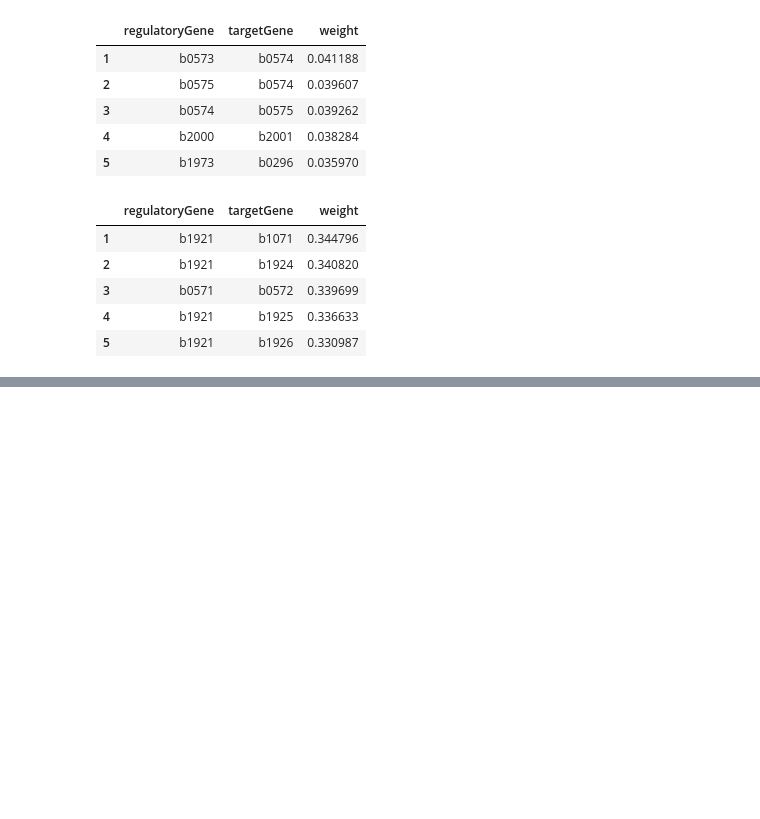
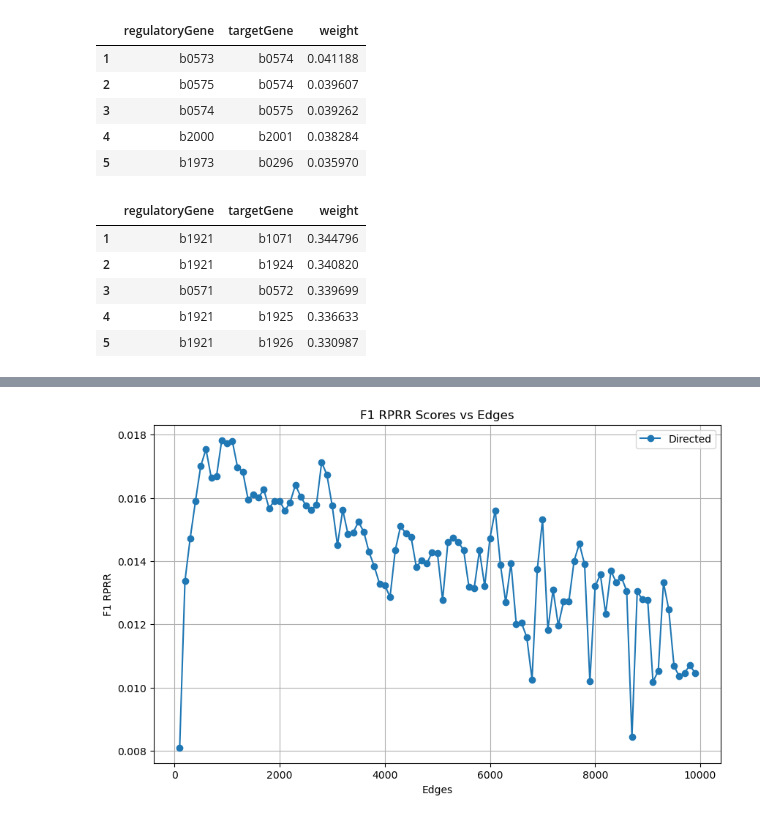
Before and after one commit to zjohnson001/EcoliTRN-ModuleEval, a Jupyter notebook: notebooks/optimal_edges_network.ipynb, the cells around one changed output, grey strips where cells are left out. Cells and saved outputs as stored; diff of their text form; code cells hidden in the pictures; blank space fills up the shorter version.

Commit message:
optimal edges code

```diff
--- a/notebooks/optimal_edges_network.ipynb
+++ b/notebooks/optimal_edges_network.ipynb
@@ -125,0 +142,25 @@ undirected_scores = pd.DataFrame(undirected_list, columns=['edges', 'precision',
+# %%
+directed_list_edges = []
+undirected_list_edges = []
+
+for j in range (100,10000,100):
+    ecoli_trn_undirected = nx.Graph()
+    ecoli_trn_undirected.add_edges_from([tuple(val) for val in genie3_undirected[['regulatoryGene', 'targetGene']].head(j).values])
+    ecoli_trn_directed = nx.Graph()
+    ecoli_trn_directed.add_edges_from([tuple(val) for val in genie3_directed[['regulatoryGene', 'targetGene']].head(j).values])
+    louvain_community_undirected = nx.community.louvain_communities(ecoli_trn_undirected, weight='weight', resolution=1, threshold=1e-7, seed=None)
+    louvain_community_directed = nx.community.louvain_communities(ecoli_trn_directed, weight='weight', resolution=1, threshold=1e-7, seed=None)
+    louvain_directed_sets = [set(module) for module in louvain_community_directed]
+    louvain_undirected_sets = [set(module) for module in louvain_community_undirected]
+    ModulesB = Modules(known_modules)
+    ModulesA_directed = Modules(louvain_directed_sets)
+    ModulesA_undirected = Modules(louvain_undirected_sets)
+
+    undirect_comp = ModulesComparison(ModulesA_undirected, ModulesB, all_genes).score(None)
+    direct_comp = ModulesComparison(ModulesA_directed, ModulesB, all_genes).score(None)
+
+    directed_list_edges.append((j, direct_comp['precision'], direct_comp['recall'], direct_comp['recovery'], direct_comp['relevance'], direct_comp['F1rprr']))
+    undirected_list_edges.append((j, undirect_comp['precision'], undirect_comp['recall'], undirect_comp['recovery'], undirect_comp['relevance'], undirect_comp['F1rprr']))
+
+directed_scores_edges = pd.DataFrame(directed_list_edges, columns=['edges', 'precision', 'recall', 'recovery', 'relevance', 'f1rprr'])
+undirected_scores_edges = pd.DataFrame(undirected_list_edges, columns=['edges', 'precision', 'recall', 'recovery', 'relevance', 'f1rprr'])
@@ -125,0 +199,13 @@ undirected_scores = pd.DataFrame(undirected_list, columns=['edges', 'precision',
+# %%
+plt.figure(figsize=(10, 6))
+
+# Plot for directed scores
+plt.plot(directed_scores_edges['edges'], directed_scores_edges['f1rprr'], marker='o', linestyle='-', label='Directed')
+plt.xlabel('Edges')
+plt.ylabel('F1 RPRR')
+plt.title('F1 RPRR Scores vs Edges')
+plt.legend()
+plt.grid(True)
+plt.show()
+# %% [output]
+[figure, added]
```
Also changed, not shown: parts of 42 cells of this notebook.
